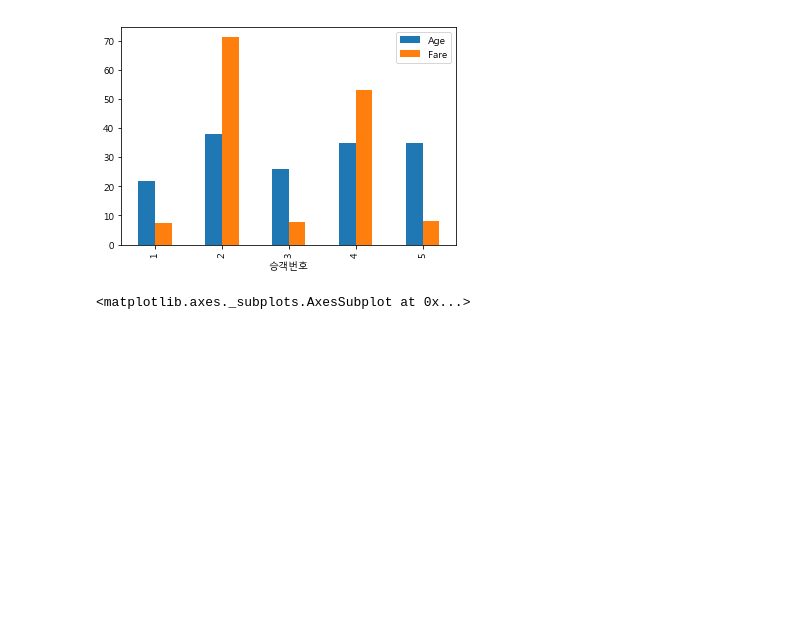
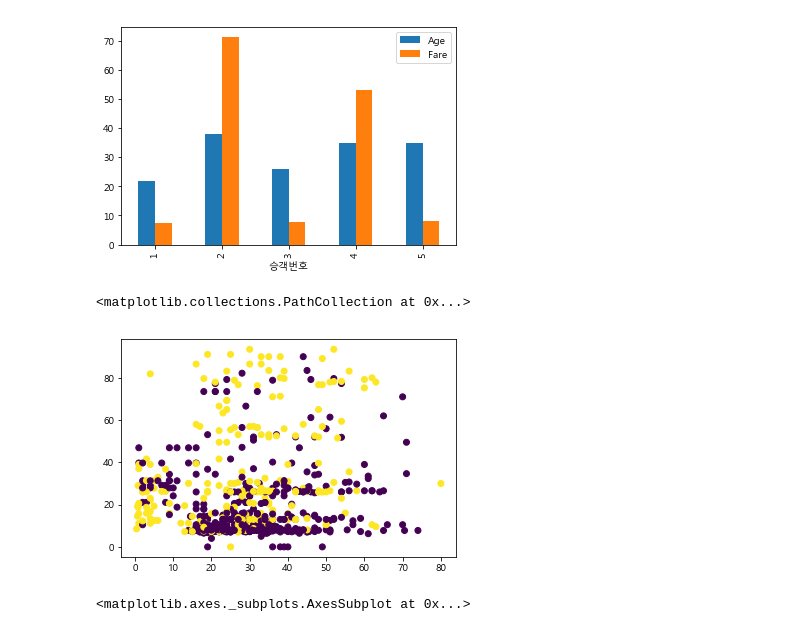
Before and after one commit to kinonia/python-note, a Jupyter notebook: 21.visualization-demo.ipynb, the cells around one changed output. Drawn from its saved outputs; the diff is of its cells as text; code cells hidden in the pictures; blank space fills up the shorter version.

```diff
--- a/21.visualization-demo.ipynb
+++ b/21.visualization-demo.ipynb
@@ -59,6 +59,13 @@ plt.legend()
 # %% [output]
 <matplotlib.legend.Legend at 0x...>
 [figure]
+# %%
+# 산포도
+low_fare = train[train['Fare'] < 100]
+plt.scatter(low_fare['Age'], low_fare['Fare'], c=low_fare['Survived'])
+# %% [output]
+<matplotlib.collections.PathCollection at 0x...>
+[figure, added]
 # %%
 # 히스토그램(범위의 개수)
 train['Age'].plot.hist(bins=8, grid=True)
```
Also changed, not shown: parts of 1 cell of this notebook.
